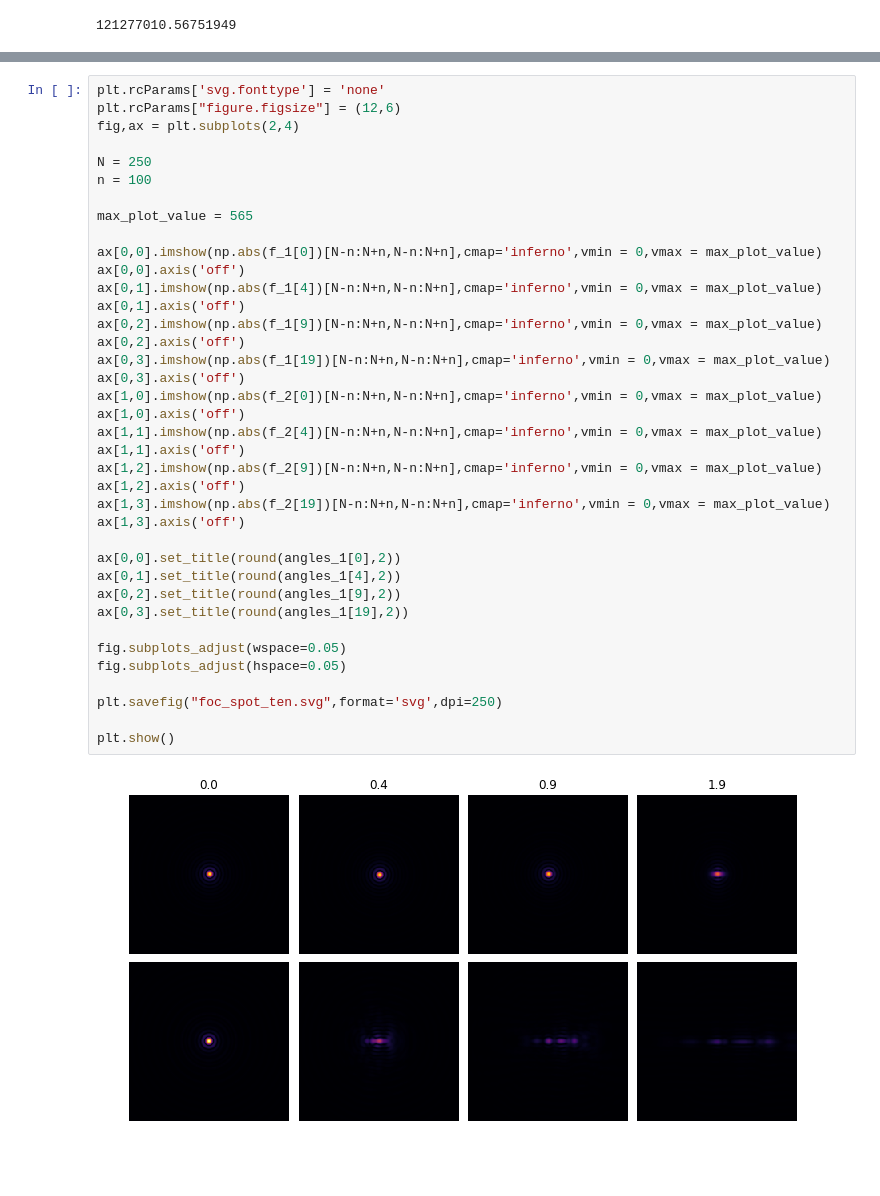
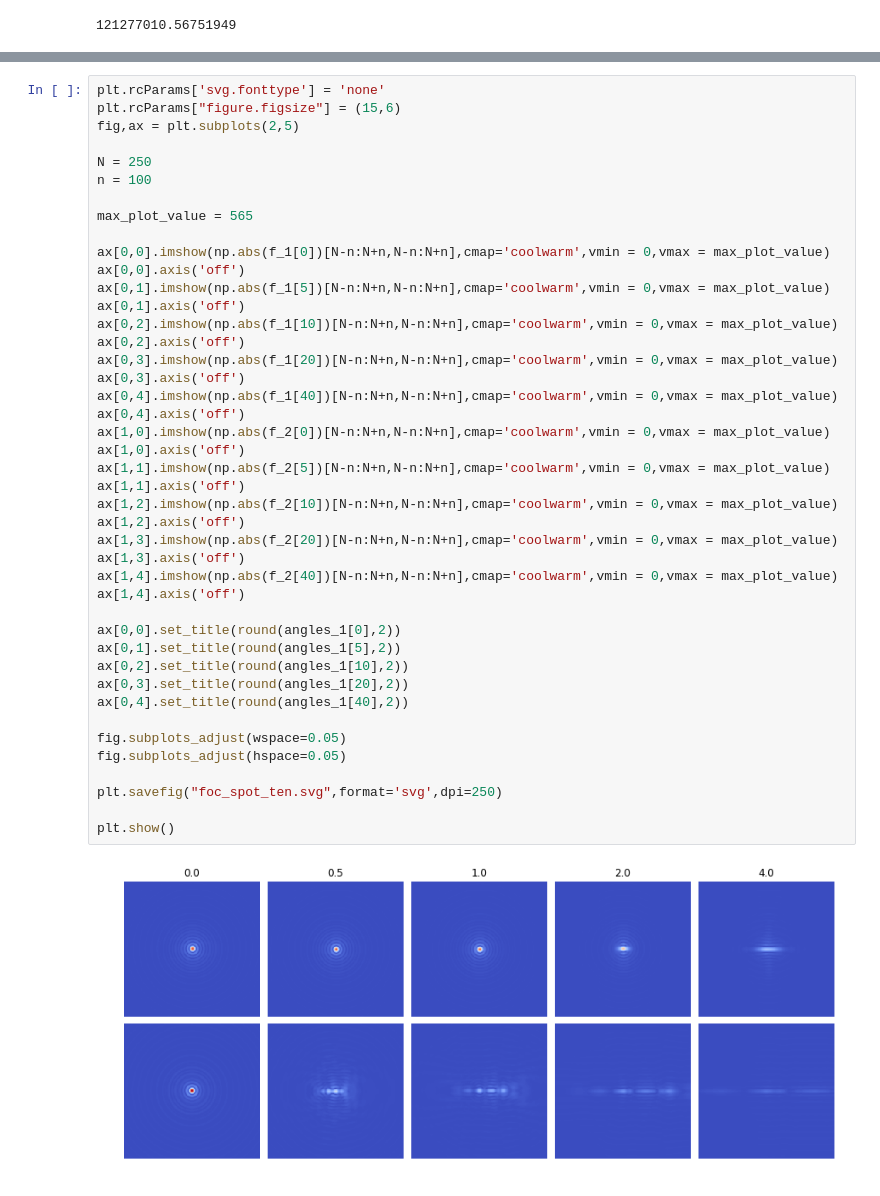
Before and after one commit to CXS-Scattering/zone_plate_testing, a Jupyter notebook: wavefield_aligned/plots/final_tilt_plots.ipynb, the cells around one changed output, grey strips where cells are left out. Cells and saved outputs as stored; diff of their text form.

```diff
--- a/wavefield_aligned/plots/final_tilt_plots.ipynb
+++ b/wavefield_aligned/plots/final_tilt_plots.ipynb
@@ -80,40 +93,45 @@ plt.show()
 # %%
 plt.rcParams['svg.fonttype'] = 'none'
-plt.rcParams["figure.figsize"] = (12,6)
-fig,ax = plt.subplots(2,4)
+plt.rcParams["figure.figsize"] = (15,6)
+fig,ax = plt.subplots(2,5)
 
 N = 250
 n = 100
 
 max_plot_value = 565
 
-ax[0,0].imshow(np.abs(f_1[0])[N-n:N+n,N-n:N+n],cmap='inferno',vmin = 0,vmax = max_plot_value)
+ax[0,0].imshow(np.abs(f_1[0])[N-n:N+n,N-n:N+n],cmap='coolwarm',vmin = 0,vmax = max_plot_value)
 ax[0,0].axis('off')
-ax[0,1].imshow(np.abs(f_1[4])[N-n:N+n,N-n:N+n],cmap='inferno',vmin = 0,vmax = max_plot_value)
+ax[0,1].imshow(np.abs(f_1[5])[N-n:N+n,N-n:N+n],cmap='coolwarm',vmin = 0,vmax = max_plot_value)
 ax[0,1].axis('off')
-ax[0,2].imshow(np.abs(f_1[9])[N-n:N+n,N-n:N+n],cmap='inferno',vmin = 0,vmax = max_plot_value)
+ax[0,2].imshow(np.abs(f_1[10])[N-n:N+n,N-n:N+n],cmap='coolwarm',vmin = 0,vmax = max_plot_value)
 ax[0,2].axis('off')
-ax[0,3].imshow(np.abs(f_1[19])[N-n:N+n,N-n:N+n],cmap='inferno',vmin = 0,vmax = max_plot_value)
+ax[0,3].imshow(np.abs(f_1[20])[N-n:N+n,N-n:N+n],cmap='coolwarm',vmin = 0,vmax = max_plot_value)
 ax[0,3].axis('off')
-ax[1,0].imshow(np.abs(f_2[0])[N-n:N+n,N-n:N+n],cmap='inferno',vmin = 0,vmax = max_plot_value)
+ax[0,4].imshow(np.abs(f_1[40])[N-n:N+n,N-n:N+n],cmap='coolwarm',vmin = 0,vmax = max_plot_value)
+ax[0,4].axis('off')
+ax[1,0].imshow(np.abs(f_2[0])[N-n:N+n,N-n:N+n],cmap='coolwarm',vmin = 0,vmax = max_plot_value)
 ax[1,0].axis('off')
-ax[1,1].imshow(np.abs(f_2[4])[N-n:N+n,N-n:N+n],cmap='inferno',vmin = 0,vmax = max_plot_value)
+ax[1,1].imshow(np.abs(f_2[5])[N-n:N+n,N-n:N+n],cmap='coolwarm',vmin = 0,vmax = max_plot_value)
 ax[1,1].axis('off')
-ax[1,2].imshow(np.abs(f_2[9])[N-n:N+n,N-n:N+n],cmap='inferno',vmin = 0,vmax = max_plot_value)
+ax[1,2].imshow(np.abs(f_2[10])[N-n:N+n,N-n:N+n],cmap='coolwarm',vmin = 0,vmax = max_plot_value)
 ax[1,2].axis('off')
-ax[1,3].imshow(np.abs(f_2[19])[N-n:N+n,N-n:N+n],cmap='inferno',vmin = 0,vmax = max_plot_value)
+ax[1,3].imshow(np.abs(f_2[20])[N-n:N+n,N-n:N+n],cmap='coolwarm',vmin = 0,vmax = max_plot_value)
 ax[1,3].axis('off')
+ax[1,4].imshow(np.abs(f_2[40])[N-n:N+n,N-n:N+n],cmap='coolwarm',vmin = 0,vmax = max_plot_value)
+ax[1,4].axis('off')
 
 ax[0,0].set_title(round(angles_1[0],2))
-ax[0,1].set_title(round(angles_1[4],2))
-ax[0,2].set_title(round(angles_1[9],2))
-ax[0,3].set_title(round(angles_1[19],2))
+ax[0,1].set_title(round(angles_1[5],2))
+ax[0,2].set_title(round(angles_1[10],2))
+ax[0,3].set_title(round(angles_1[20],2))
+ax[0,4].set_title(round(angles_1[40],2))
 
 fig.subplots_adjust(wspace=0.05)
 fig.subplots_adjust(hspace=0.05)
 
 plt.savefig("foc_spot_ten.svg",format='svg',dpi=250)
 
 plt.show()
 # %% [output]
-[figure, old version]
+[figure, new version]
```
Also changed, not shown: parts of 3 cells of this notebook, 4 other files.
